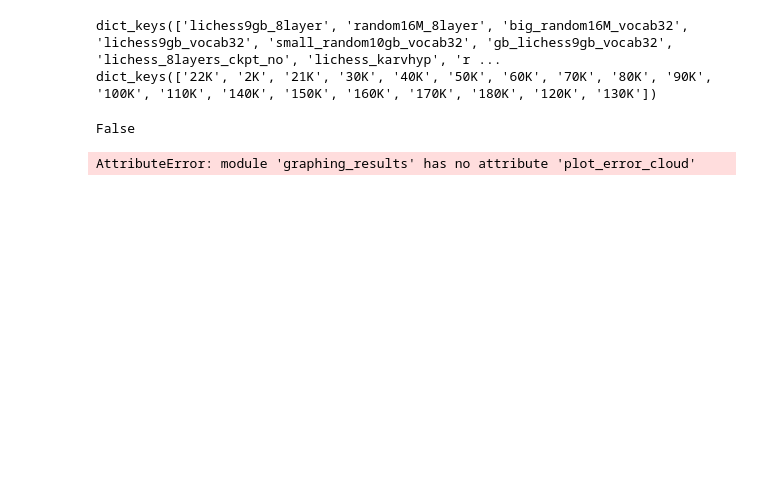
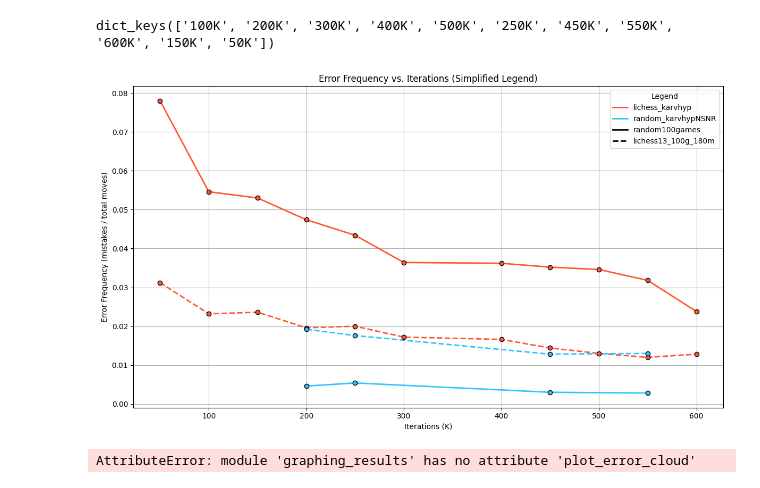
Before and after one commit to MarcosElFlamenco/train_chessGPT, a Jupyter notebook: evaluation/view_benchmark.ipynb, the cells around one changed output. Cells and saved outputs as stored; diff of their text form; code cells hidden in the pictures; blank space fills up the shorter version.

```diff
--- a/evaluation/view_benchmark.ipynb
+++ b/evaluation/view_benchmark.ipynb
@@ -4,36 +1,36 @@ dict_keys(['100K', '200K', '300K', '400K', '500K', '250K', '350K', '450K', '550K
 # %%
 import json
 import importlib
 import graphing_results as g
 importlib.reload(g)
 
 storage_file = "generation_results.json"
 
+
+#for key in test_backups.keys():
+    #if key in test_results.keys():
+        #print(f"key {key} already present in new dic")
+    #else:
+        #test_results[key] = test_backups[key]
+        #print(f"key {key} was added")
+
+#with open("mixed_files", "w") as f:
+    #json.dump(test_results, f)
+
 with open(storage_file, "r") as f:
     test_results = json.load(f)
-
-print(test_results.keys())
-print(test_results["lichess9gb_8layer"].keys())
-for model in test_results.keys():
-    for iter in test_results[model].keys():
-        test_result = test_results[model][iter]
-        del test_results[model][iter]
-        test_result[model][iter]["100"] = test_result
-
+del test_results["lichess_karvhyp"]['350K']
+print(test_results['lichess_karvhyp'].keys())
+with open("mixed_files.json", "w") as f:
+    json.dump(test_results, f)
 
 
 model_prefixes = ['lichess_karvhyp',"random_karvhypNSNR"]
 datasets_to_include = ['random100games', 'lichess13_100g_180m']
-#g.plot_error_frequencies(test_results,model_prefixes, datasets_to_include, [50])
+g.plot_error_frequencies(test_results,model_prefixes, datasets_to_include, [50])
 # %% [output]
-dict_keys(['lichess9gb_8layer', 'random16M_8layer', 'big_random16M_vocab32', 'lichess9gb_vocab32', 'small_random10gb_vocab32', 'gb_lichess9gb_vocab32', 'lichess_8layers_ckpt_no', 'lichess_karvhyp', 'r ...
-dict_keys(['22K', '2K', '21K', '30K', '40K', '50K', '60K', '70K', '80K', '90K', '100K', '110K', '140K', '150K', '160K', '170K', '180K', '120K', '130K'])
+dict_keys(['100K', '200K', '300K', '400K', '500K', '250K', '450K', '550K', '600K', '150K', '50K'])
+[figure, added]
-# %%
-import os
-path = "home/models/test"
-print(os.path.exists(path))
-# %% [output]
-False
 # %%
 importlib.reload(g)
 
```
Also changed, not shown: parts of 1 cell of this notebook, 14 other files.
